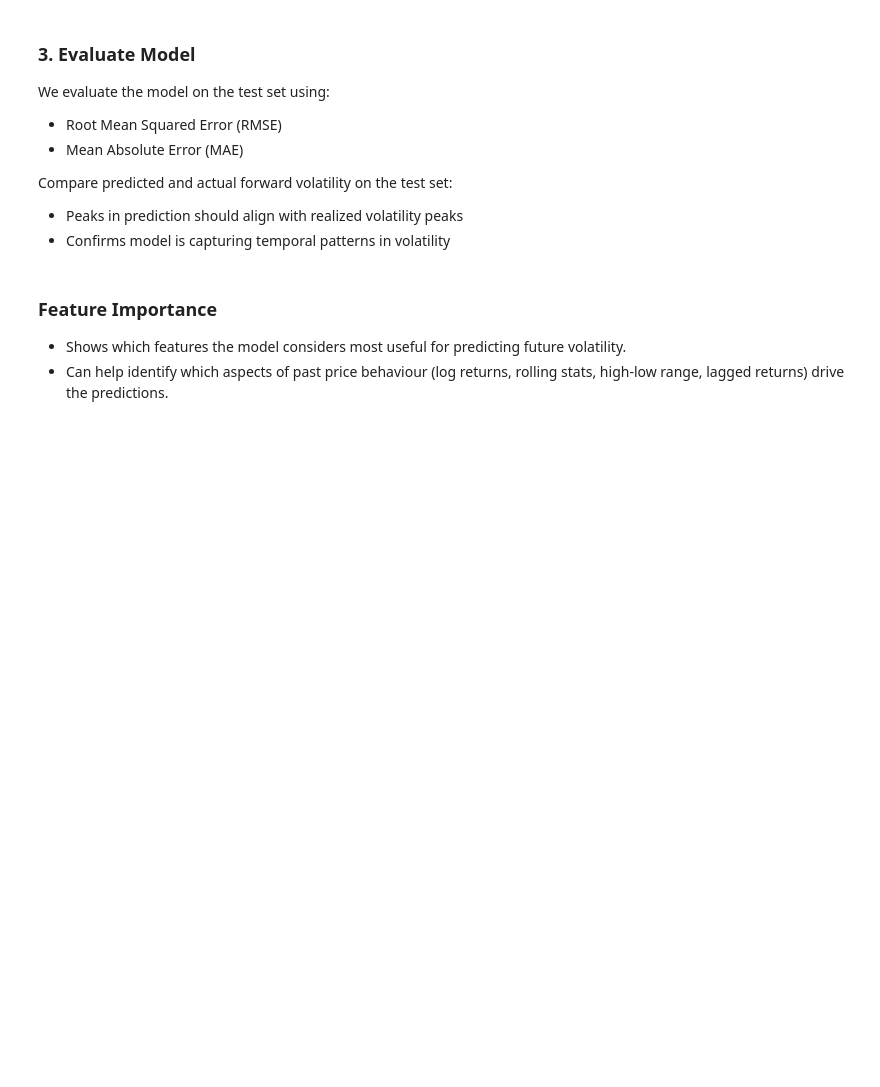
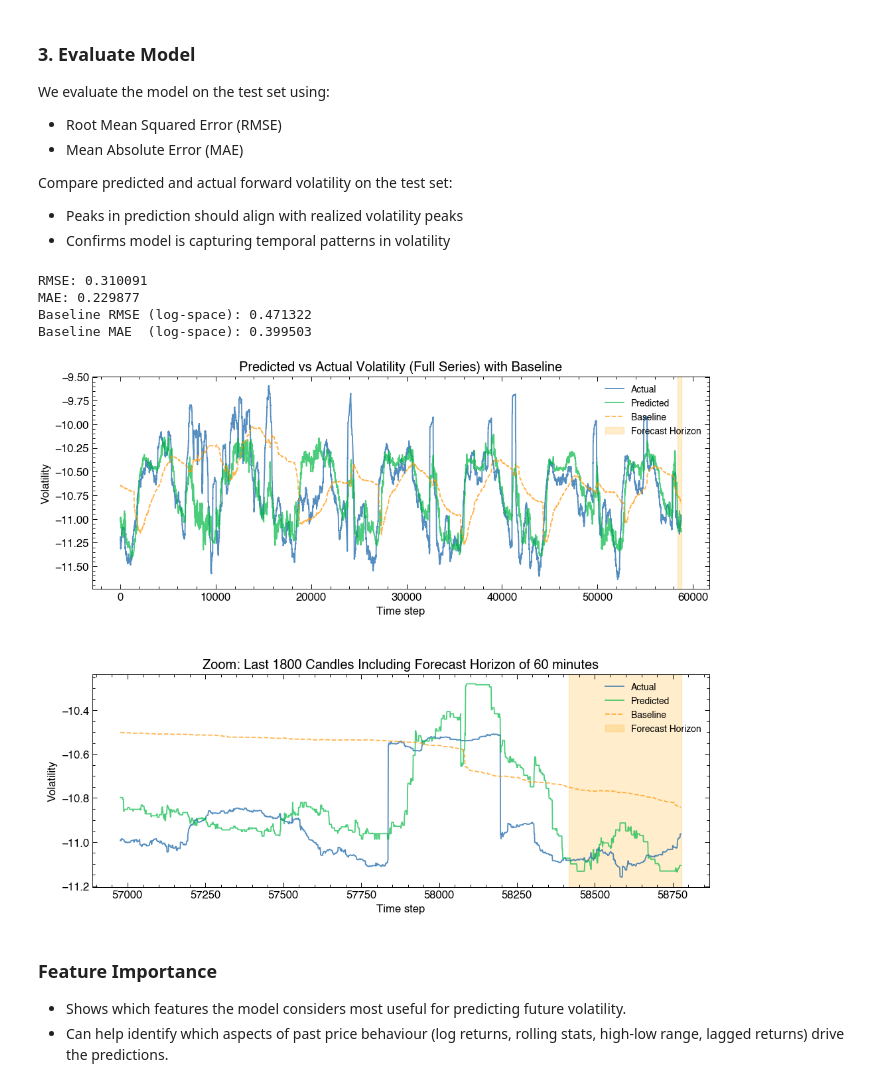
Before and after one commit to dominicjtaylor/fx-volatility-forecasting, a Jupyter notebook: notebooks/volatility_forecasting.ipynb, the cells around one changed output. Saved outputs shown, nothing was run; the diff lists cells and outputs as text; code cells hidden in the pictures; blank space fills up the shorter version.

```diff
--- a/notebooks/volatility_forecasting.ipynb
+++ b/notebooks/volatility_forecasting.ipynb
@@ -435,43 +458,55 @@ Compare predicted and actual forward volatility on the test set:
 - Confirms model is capturing temporal patterns in volatility
 # %%
 y_pred_log, y_pred_vol, rmse_log, mae_log = model.evaluate_model(ml_model, X_test, y_test)
-
-# #transform back from log to linear volatility
-# y_pred_transform =
-
 print(f"RMSE: {rmse_log:.6f}")
 print(f"MAE: {mae_log:.6f}")
+
+eps = 1e-8
+baseline_pred_log = np.log(X_test[:, feature_cols.index('rolling_vol')] + eps)
+rmse_baseline = np.sqrt(np.mean((y_test - baseline_pred_log)**2))
+mae_baseline  = np.mean(np.abs(y_test - baseline_pred_log))
+
+print(f"Baseline RMSE (log-space): {rmse_baseline:.6f}")
+print(f"Baseline MAE  (log-space): {mae_baseline:.6f}")
 
 time_res = (df['timestamp'].iloc[1] - df['timestamp'].iloc[0]).total_seconds()
 H = int(forecast_horizon / time_res)
 
 zoom_len = 5 * H
 start_zoom = max(len(y_test) - zoom_len, 0)
 x_full = np.arange(len(y_test))
 x_zoom = np.arange(start_zoom, len(y_test))
 
 fig, axes = plt.subplots(2, 1, figsize=(12, 10), sharex=False)
 
 # Full series
 axes[0].plot(x_full, y_test, label='Actual', alpha=0.7)
 axes[0].plot(x_full, y_pred_log, label='Predicted', alpha=0.7)
+axes[0].plot(x_full, baseline_pred_log, label='Baseline', alpha=0.7, linestyle='--')  # <-- use log version
 axes[0].axvspan(len(y_test)-H, len(y_test), color='orange', alpha=0.2, label='Forecast Horizon')
 axes[0].set_xlabel('Time step')
 axes[0].set_ylabel('Volatility')
-axes[0].set_title('Predicted vs Actual Volatility (Full Series)')
+axes[0].set_title('Predicted vs Actual Volatility (Full Series) with Baseline')
 axes[0].legend()
 
 # Zoomed-in view
 axes[1].plot(x_zoom, y_test[start_zoom:], label='Actual', alpha=0.7)
 axes[1].plot(x_zoom, y_pred_log[start_zoom:], label='Predicted', alpha=0.7)
+axes[1].plot(x_zoom, baseline_pred_log[start_zoom:], label='Baseline', alpha=0.7, linestyle='--')  # <-- use log version
 axes[1].axvspan(len(y_test)-H, len(y_test), color='orange', alpha=0.2, label='Forecast Horizon')  # optional: adjust to match zoom
 axes[1].set_xlabel('Time step')
 axes[1].set_ylabel('Volatility')
 axes[1].set_title(f'Zoom: Last {int(zoom_len)} Candles Including Forecast Horizon of {hmins} minutes')
 axes[1].legend()
 
 plt.subplots_adjust(hspace=0.4)
 plt.show()
+# %% [output]
+RMSE: 0.310091
+MAE: 0.229877
+Baseline RMSE (log-space): 0.471322
+Baseline MAE  (log-space): 0.399503
+[figure, added]
 # %% [markdown]
 ### Feature Importance
 
```
Also changed, not shown: parts of 19 cells of this notebook, 12 other files.
